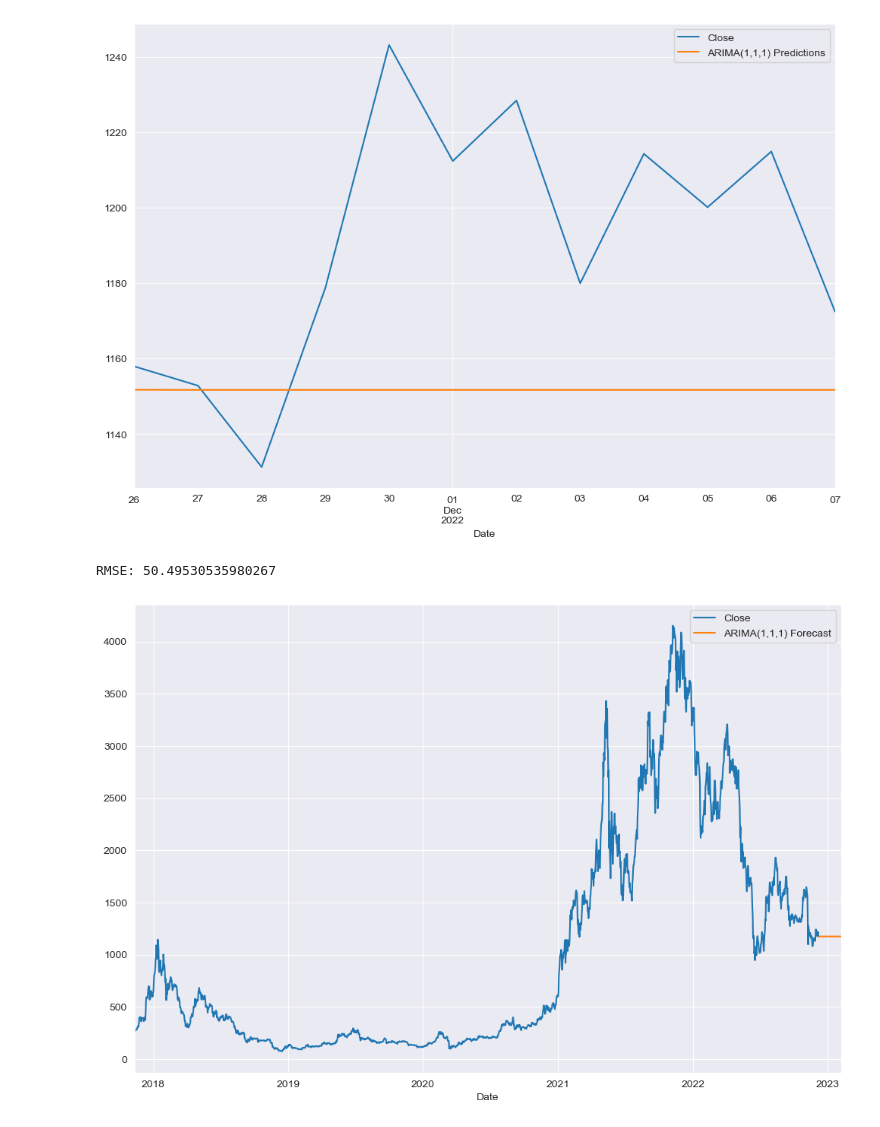
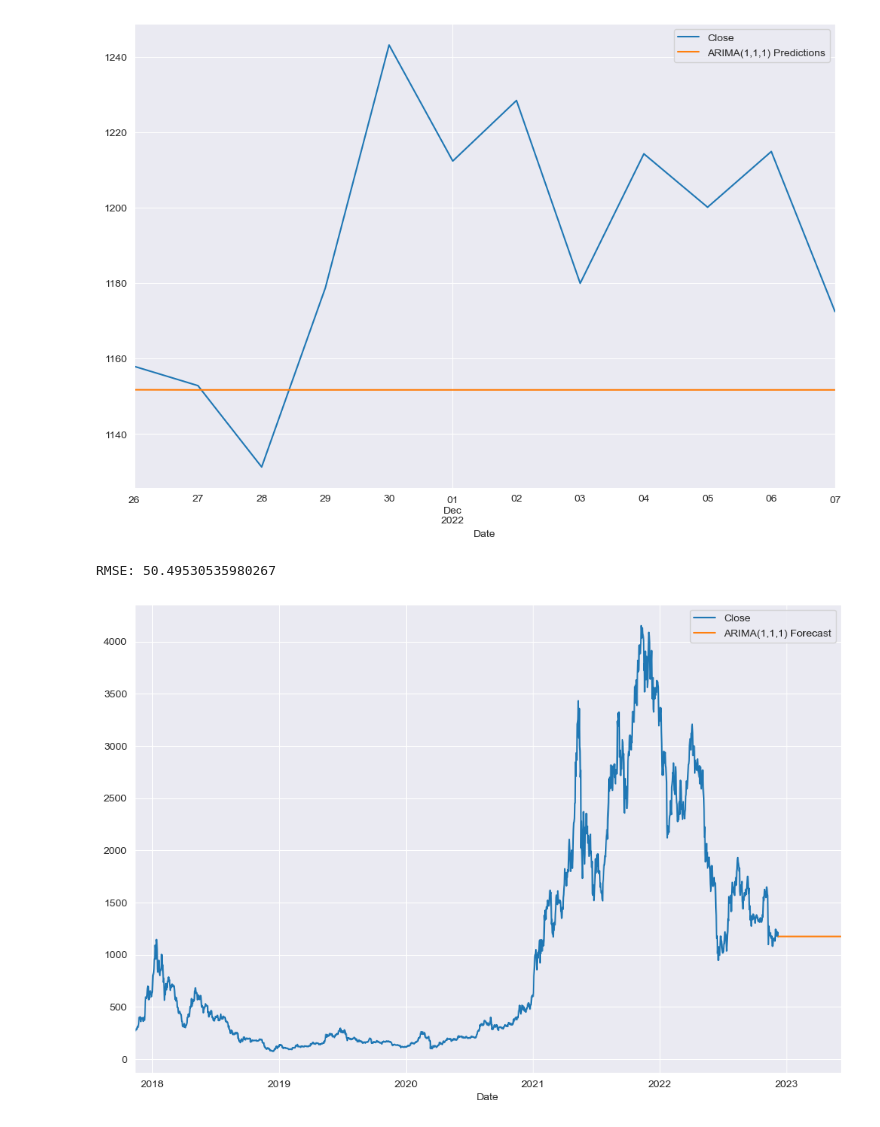
Before and after one commit to Sufferas/deep_learning_project, a Jupyter notebook: deep_ARIMA.ipynb, the cells around one changed output. Drawn from its saved outputs; the diff is of its cells as text; code cells hidden in the pictures.

```diff
--- a/deep_ARIMA.ipynb
+++ b/deep_ARIMA.ipynb
@@ -100,17 +100,17 @@ plt.show()
 # %%
 # Calculate RMSE
 rmse = sqrt(mean_squared_error(test['Close'], predictions))
 print('RMSE: {}'.format(rmse))
 
 # Forecast into the future
 model = ARIMA(df['Close'], order=(1,1,1))
 results = model.fit()
-fcast = results.predict(len(df), len(df)+60, typ='levels').rename('ARIMA(1,1,1) Forecast')
+fcast = results.predict(len(df), len(df)+180, typ='levels').rename('ARIMA(1,1,1) Forecast')
 
 # Plot forecast against known values
 df['Close'].plot(figsize=(12,8), legend=True)
 fcast.plot(legend=True)
 plt.show()
 # %% [output]
 RMSE: 50.49530535980267
-[figure, old version]
+[figure, new version]
```
Also changed, not shown: 4 other files.
